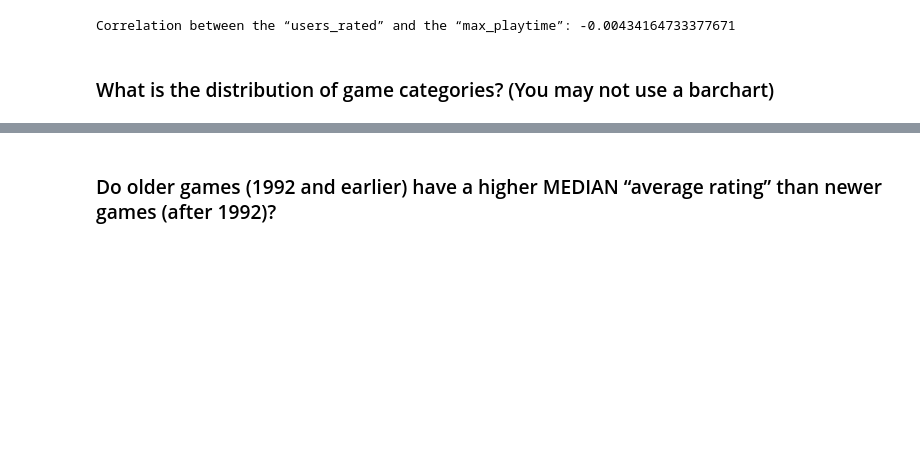
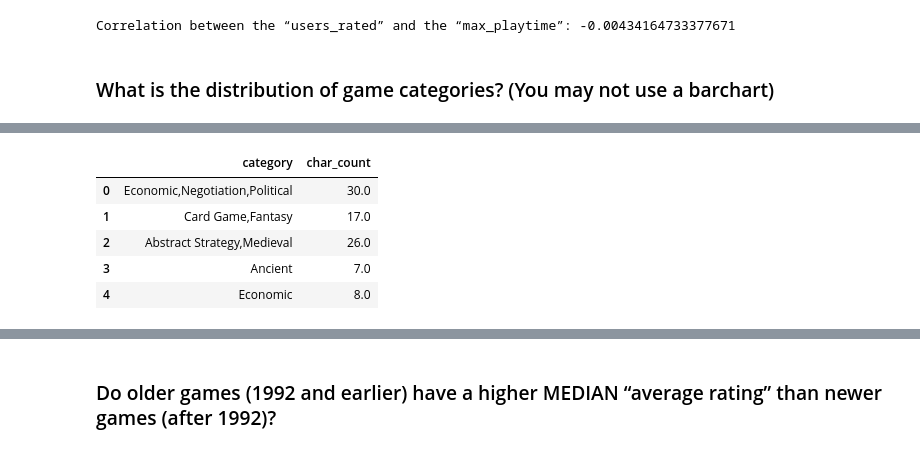
Before and after one commit to FJGM2023015/CA1_DVis_HDip_Lvl8-, a Jupyter notebook: Francisco_Gorigoitia_DVisHDip_CA1.ipynb, the cells around one changed output, grey strips where cells are left out. Saved outputs shown, nothing was run; the diff lists cells and outputs as text; code cells hidden in the pictures; blank space fills up the shorter version.

```diff
--- a/Francisco_Gorigoitia_DVisHDip_CA1.ipynb
+++ b/Francisco_Gorigoitia_DVisHDip_CA1.ipynb
@@ -169,0 +181,12 @@ Correlation between the “users_rated” and the “max_playtime”: -0.0043416
+# %%
+# Number of characters
+df_games['char_count'] = df_games['category'].str.len()
+## this also includes spaces
+df_games[['category','char_count']].head()
+# %% [output]
+|  | category | char_count |
+| 0 | Economic,Negotiation,Political | 30.0 |
+| 1 | Card Game,Fantasy | 17.0 |
+| 2 | Abstract Strategy,Medieval | 26.0 |
+| 3 | Ancient | 7.0 |
+| 4 | Economic | 8.0 |
```
Also changed, not shown: parts of 11 cells of this notebook.
